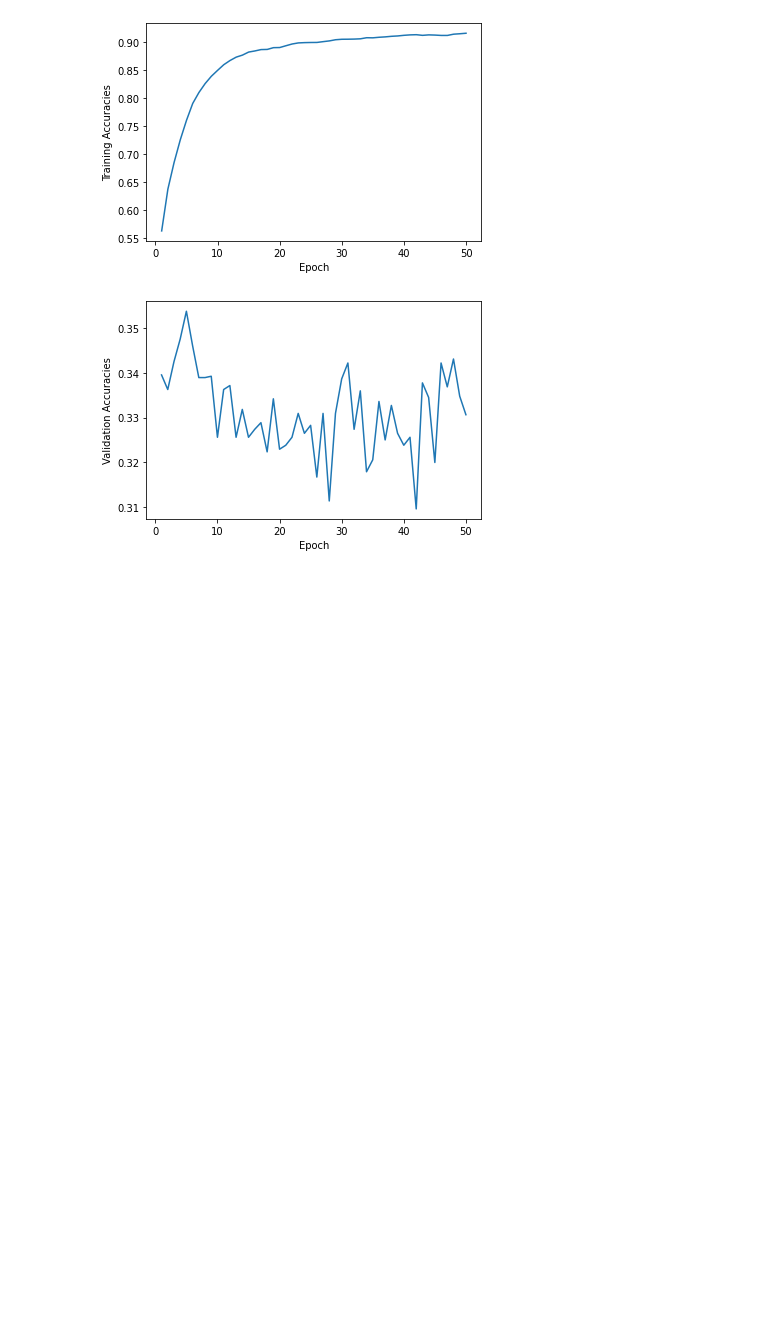
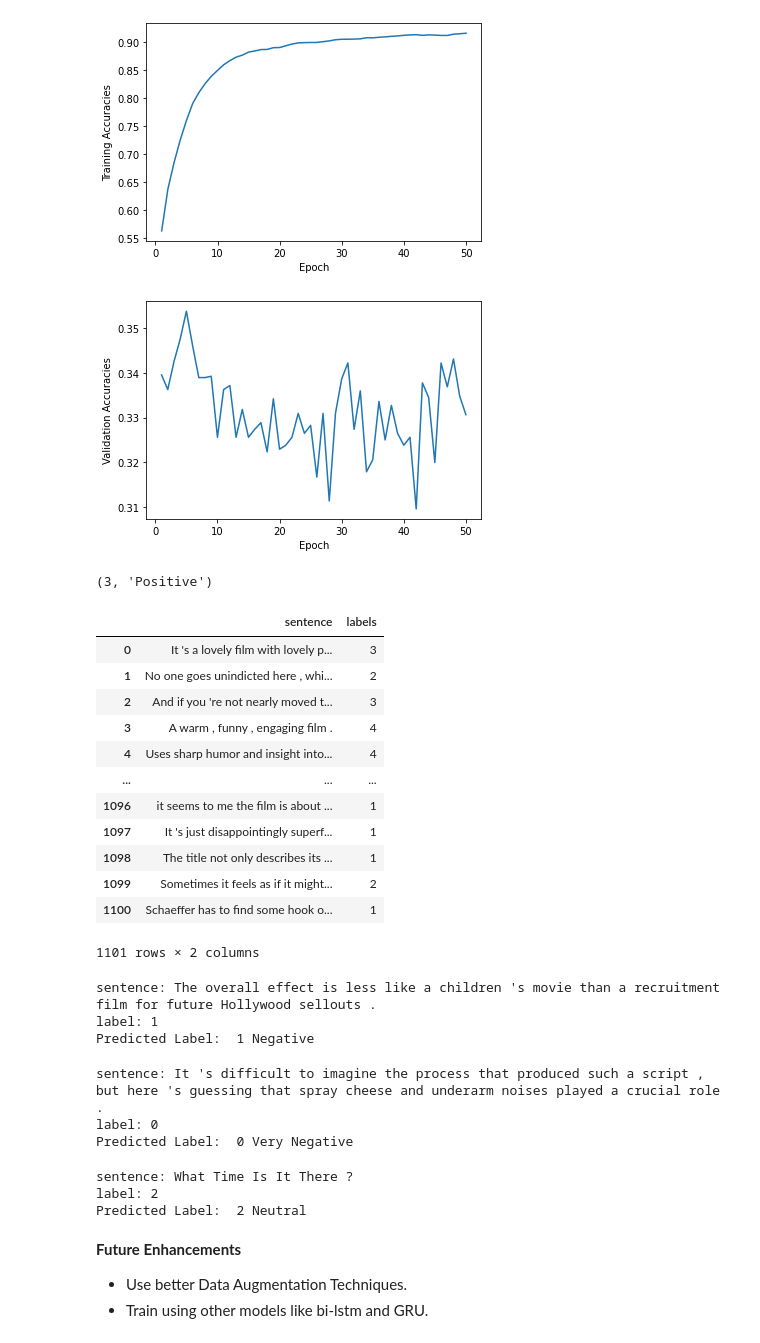
Before and after one commit to asravankumar/END2.0, a Jupyter notebook: session_5/sentiment_analysis.ipynb, the cells around one changed output. Saved outputs shown, nothing was run; the diff lists cells and outputs as text; code cells hidden in the pictures; blank space fills up the shorter version.

```diff
--- a/session_5/sentiment_analysis.ipynb
+++ b/session_5/sentiment_analysis.ipynb
@@ -600,0 +641,55 @@ plt.show()
+# %%
+classify_tweet("It is an awesome movie.")
+# %% [output]
+(3, 'Positive')
+# %%
+valid_df
+# %% [output]
+|  | sentence | labels |
+| 0 | It 's a lovely film with lovely p... | 3 |
+| 1 | No one goes unindicted here , whi... | 2 |
+| 2 | And if you 're not nearly moved t... | 3 |
+| 3 | A warm , funny , engaging film . | 4 |
+| 4 | Uses sharp humor and insight into... | 4 |
+| ... | ... | ... |
+| 1096 | it seems to me the film is about ... | 1 |
+| 1097 | It 's just disappointingly superf... | 1 |
+| 1098 | The title not only describes its ... | 1 |
+| 1099 | Sometimes it feels as if it might... | 2 |
+| 1100 | Schaeffer has to find some hook o... | 1 |
+1101 rows × 2 columns
+# %%
+index = 987
+print("sentence:", valid_df.loc[index].sentence)
+print("label:", valid_df.loc[index].labels)
+label, category = classify_tweet(valid_df.loc[index].sentence)
+print("Predicted Label: ", label, category)
+# %% [output]
+sentence: The overall effect is less like a children 's movie than a recruitment film for future Hollywood sellouts .
+label: 1
+Predicted Label:  1 Negative
+# %%
+index = 750
+print("sentence:", valid_df.loc[index].sentence)
+print("label:", valid_df.loc[index].labels)
+label, category = classify_tweet(valid_df.loc[index].sentence)
+print("Predicted Label: ", label, category)
+# %% [output]
+sentence: It 's difficult to imagine the process that produced such a script , but here 's guessing that spray cheese and underarm noises played a crucial role .
+label: 0
+Predicted Label:  0 Very Negative
+# %%
+index = 332
+print("sentence:", valid_df.loc[index].sentence)
+print("label:", valid_df.loc[index].labels)
+label, category = classify_tweet(valid_df.loc[index].sentence)
+print("Predicted Label: ", label, category)
+# %% [output]
+sentence: What Time Is It There ?
+label: 2
+Predicted Label:  2 Neutral
+# %% [markdown]
+**Future Enhancements**
+
+- Use better Data Augmentation Techniques.
+- Train using other models like bi-lstm and GRU.
```
Also changed, not shown: parts of 2 cells of this notebook.
